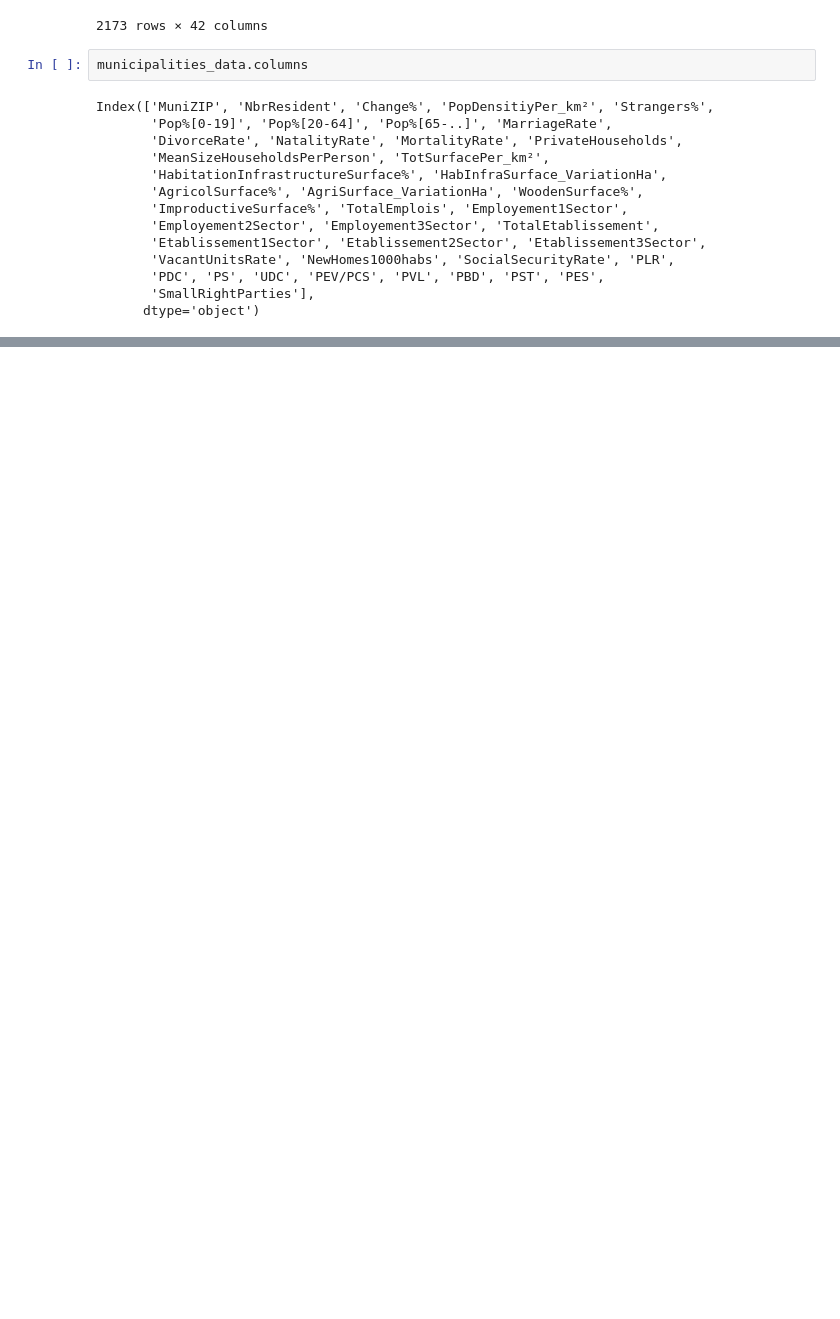
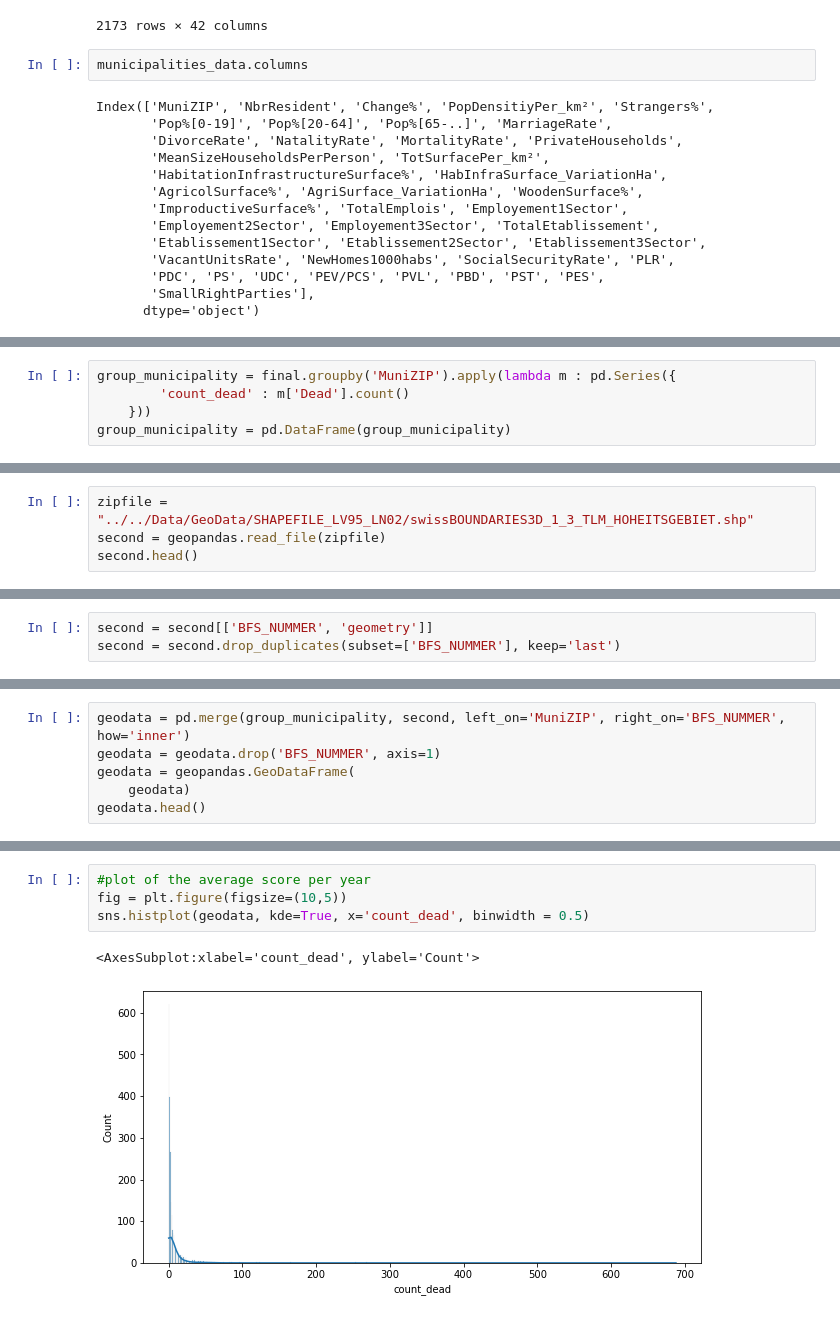
Before and after one commit to mnuris/Hannah-Mathias, a Jupyter notebook: jupyter/Main_FOPH_Data.ipynb, the cells around one changed output, grey strips where cells are left out. Cells and saved outputs as stored; diff of their text form; blank space fills up the shorter version.

```diff
--- a/jupyter/Main_FOPH_Data.ipynb
+++ b/jupyter/Main_FOPH_Data.ipynb
@@ -177,0 +461,5 @@ Index(['ID', 'Case_dt', 'Age', 'Sex', 'Kanton', 'MuniName', 'MuniZIP',
+# %%
+group_municipality = final.groupby('MuniZIP').apply(lambda m : pd.Series({
+        'count_dead' : m['Dead'].count()
+    }))
+group_municipality = pd.DataFrame(group_municipality)
@@ -177,0 +480,4 @@ Index(['ID', 'Case_dt', 'Age', 'Sex', 'Kanton', 'MuniName', 'MuniZIP',
+# %%
+zipfile = "../../Data/GeoData/SHAPEFILE_LV95_LN02/swissBOUNDARIES3D_1_3_TLM_HOHEITSGEBIET.shp"
+second = geopandas.read_file(zipfile)
+second.head()
@@ -177,0 +492,3 @@ Index(['ID', 'Case_dt', 'Age', 'Sex', 'Kanton', 'MuniName', 'MuniZIP',
+# %%
+second = second[['BFS_NUMMER', 'geometry']]
+second = second.drop_duplicates(subset=['BFS_NUMMER'], keep='last')
@@ -177,0 +499,6 @@ Index(['ID', 'Case_dt', 'Age', 'Sex', 'Kanton', 'MuniName', 'MuniZIP',
+# %%
+geodata = pd.merge(group_municipality, second, left_on='MuniZIP', right_on='BFS_NUMMER', how='inner')
+geodata = geodata.drop('BFS_NUMMER', axis=1)
+geodata = geopandas.GeoDataFrame(
+    geodata)
+geodata.head()
@@ -177,0 +513,7 @@ Index(['ID', 'Case_dt', 'Age', 'Sex', 'Kanton', 'MuniName', 'MuniZIP',
+# %%
+#plot of the average score per year
+fig = plt.figure(figsize=(10,5))
+sns.histplot(geodata, kde=True, x='count_dead', binwidth = 0.5)
+# %% [output]
+<AxesSubplot:xlabel='count_dead', ylabel='Count'>
+[figure, added]
```
Also changed, not shown: parts of 62 cells of this notebook.
